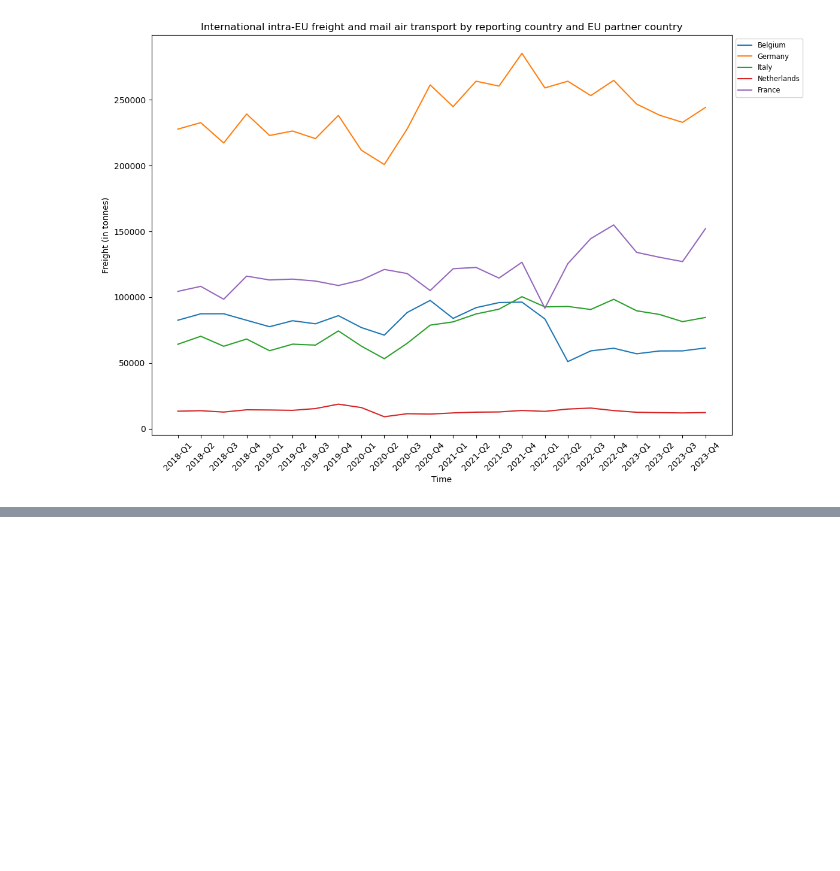
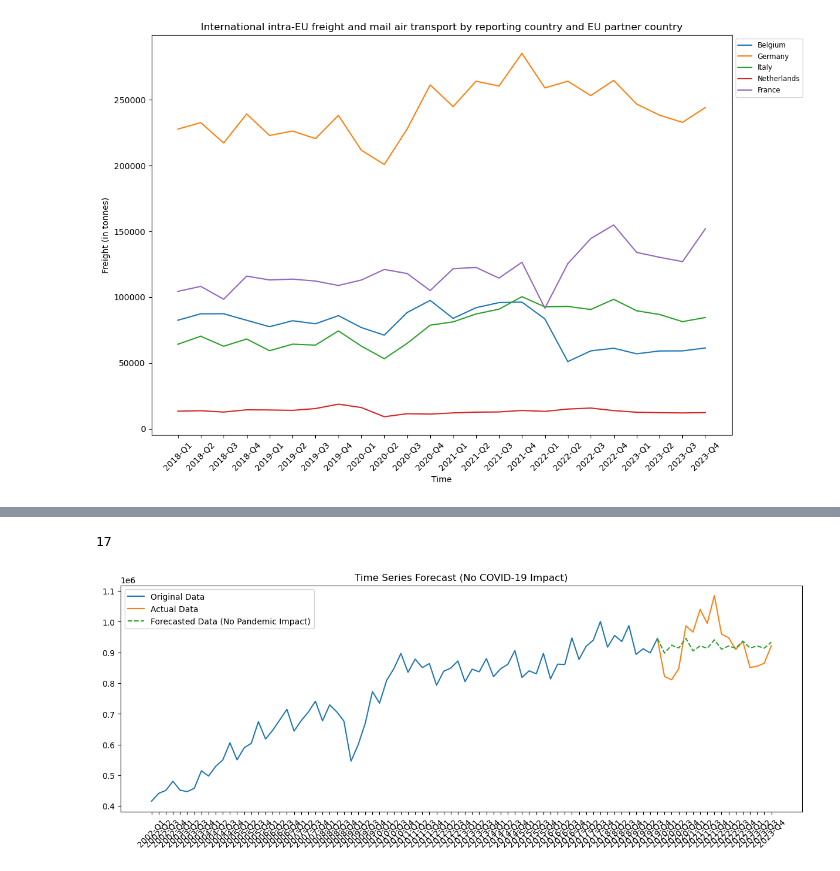
Before and after one commit to YJLinatTILTUD/TIL6022Group8, a Jupyter notebook: group assignment.ipynb, the cells around one changed output, grey strips where cells are left out. Saved outputs shown, nothing was run; the diff lists cells and outputs as text; code cells hidden in the pictures; blank space fills up the shorter version.

```diff
--- a/group assignment.ipynb
+++ b/group assignment.ipynb
@@ -255,0 +270,15 @@ plt.show()
+# %%
+# ADF Test to Check for model assumption: Stationarity
+from statsmodels.tsa.stattools import adfuller
+
+pre_pandemic_data = time_series[time_series.index < '2020-Q1']
+post_pandemic_data = time_series[time_series.index >= '2019-Q4']
+# Perform Augmented Dickey-Fuller Test
+result = adfuller(pre_pandemic_data.dropna())  # Ensure no NaN values
+print('ADF Statistic:', result[0])
+print('p-value:', result[1])
+# ADF Statistic: -2.099; p-value: 0.244; fail to reject the null hypothesis, at least one unit root
+result = adfuller(pre_pandemic_data.diff().dropna())  # Ensure no NaN values
+print('ADF Statistic:', result[0])
+print('p-value:', result[1])
+# ADF Statistic: -3.687; p-value: 0.0001; reject the null hypothesis, no unit root
@@ -255,0 +290,15 @@ plt.show()
+# %%
+# Plot ACF and PACF
+# plot_acf(pre_pandemic_data.diff().dropna())
+# plot_pacf(pre_pandemic_data.diff().dropna())
+# plt.show()
+pre_pandemic_data_array = np.asarray(pre_pandemic_data, dtype = float)
+# %%
+# Define ARIMA model
+model = ARIMA(pre_pandemic_data_array, order=(5, 1, 3))  # Replace (p, d, q) with the chosen values
+
+# Fit the model
+model_fit = model.fit()
+
+# Print the model summary
+print(model_fit.summary())
@@ -255,0 +324,18 @@ plt.show()
+# %%
+forecast = model_fit.forecast(steps=16)
+forecast = np.insert(forecast, 0, pre_pandemic_data_array[-1])
+len(forecast)
+# %% [output]
+17
+# %%
+# Plot pre-pandemic data and the forecasted values
+plt.figure(figsize=(15, 5))
+plt.plot(pre_pandemic_data, label='Original Data')
+plt.plot(time_series.index[time_series.index >= '2019-Q4'], post_pandemic_data, label = 'Actual Data')
+plt.plot(time_series.index[time_series.index >= '2019-Q4'], forecast, label='Forecasted Data (No Pandemic Impact)', linestyle='--')
+plt.title('Time Series Forecast (No COVID-19 Impact)')
+plt.xticks(rotation=45)
+plt.legend()
+plt.show()
+# %% [output]
+[figure, added]
```
Also changed, not shown: parts of 11 cells of this notebook, 1 other file.
